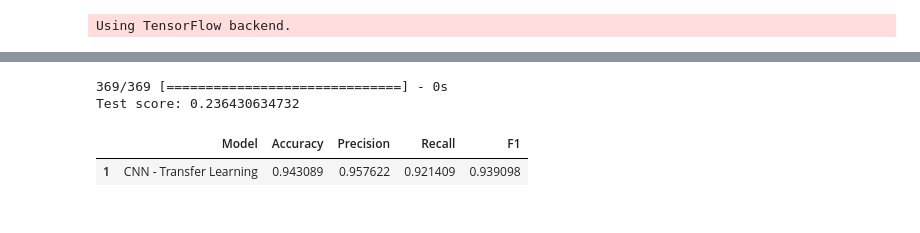
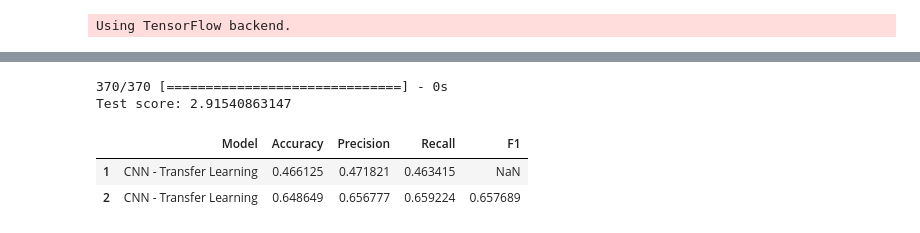
Before and after one commit to DeluxeAlonso/fish-classification, a Jupyter notebook: model.ipynb, the cells around one changed output, grey strips where cells are left out. Cells and saved outputs as stored; diff of their text form; code cells hidden in the pictures.

```diff
--- a/model.ipynb
+++ b/model.ipynb
@@ -125,14 +146,19 @@ Epoch 2/10
 # %%
-score, acc, recall, precision, f1 = model.evaluate(X_test, y_test, batch_size=64)
+from keras.models import load_model
+
+best_model = load_model('models/Model.h5', custom_objects={'recall': recall, 'precision': precision, 'f1': f1})
+
+score, acc, recall, precision, f1 = best_model.evaluate(X_val, y_val, batch_size=64)
 
 idx = len(results) + 1
 results.loc[idx] = ['CNN - Transfer Learning', acc, precision, recall, f1]
 
 print('Test score:', score)
 
 results
 # %% [output]
-369/369 [==============================] - 0s
-Test score: 0.236430634732
+370/370 [==============================] - 0s
+Test score: 2.91540863147
 |  | Model | Accuracy | Precision | Recall | F1 |
-| 1 | CNN - Transfer Learning | 0.943089 | 0.957622 | 0.921409 | 0.939098 |
+| 1 | CNN - Transfer Learning | 0.466125 | 0.471821 | 0.463415 | NaN |
+| 2 | CNN - Transfer Learning | 0.648649 | 0.656777 | 0.659224 | 0.657689 |
```
Also changed, not shown: parts of 8 cells of this notebook.
